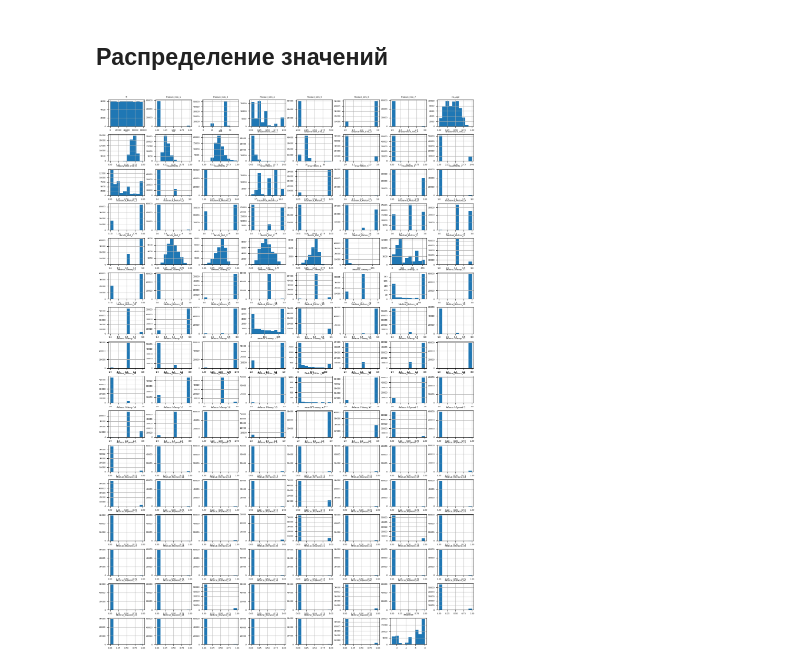
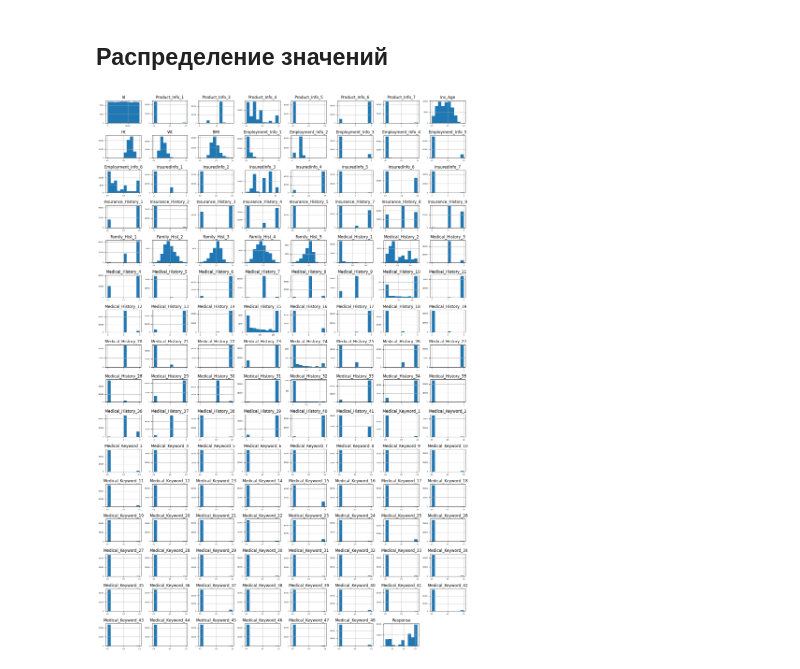
Before and after one commit to iteegi/data-science-algo, a Jupyter notebook: data-science-algo/tasks/14_insurance_scoring.ipynb, the cells around one changed output. Saved outputs shown, nothing was run; the diff lists cells and outputs as text; code cells hidden in the pictures.

```diff
--- a/data-science-algo/tasks/14_insurance_scoring.ipynb
+++ b/data-science-algo/tasks/14_insurance_scoring.ipynb
@@ -57,6 +58,7 @@ None
 ## Распределение значений
 # %%
 train.hist(figsize=(16, 24), layout=(16, 8), ylabelsize=5, xlabelsize=5)
+plt.tight_layout()
 plt.show()
 # %% [output]
-[figure, old version]
+[figure, new version]
```
Also changed, not shown: parts of 4 cells of this notebook.
